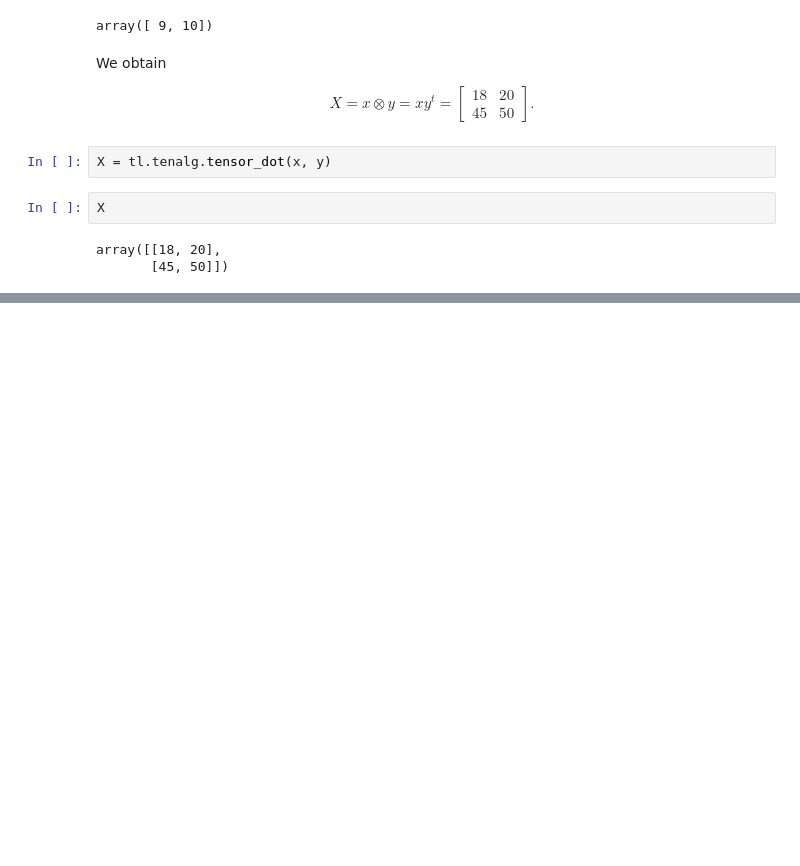
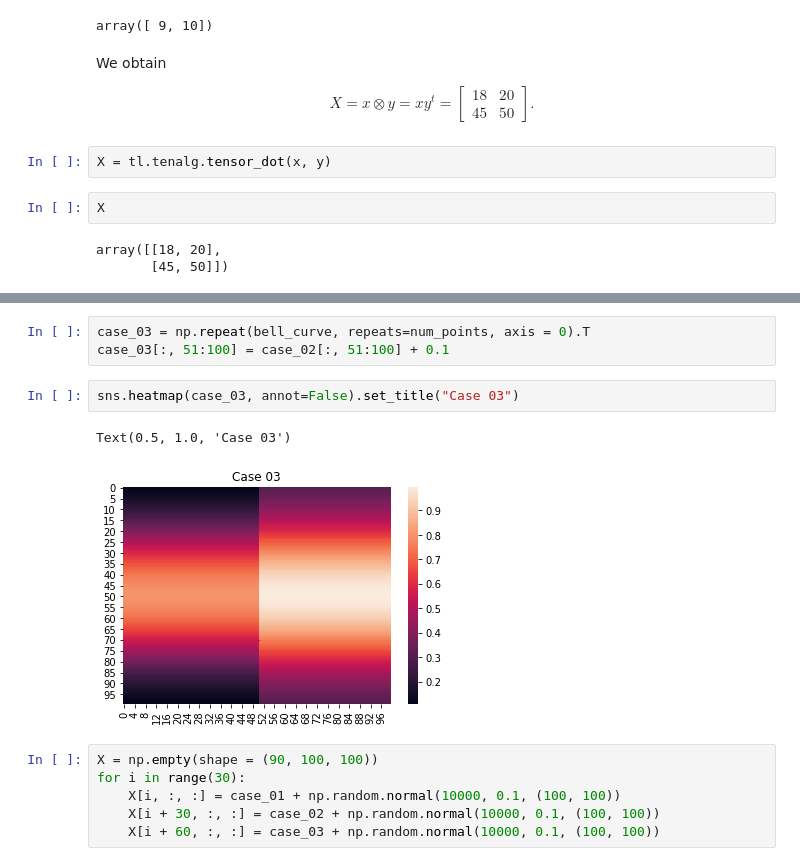
Before and after one commit to mascaretti/tensor-decomposition-tutorial, a Jupyter notebook: tutorial.ipynb, the cells around one changed output, grey strips where cells are left out. Drawn from its saved outputs; the diff is of its cells as text; blank space fills up the shorter version.

```diff
--- a/tutorial.ipynb
+++ b/tutorial.ipynb
@@ -205,0 +253,14 @@ array([[18, 20],
+# %%
+case_03 = np.repeat(bell_curve, repeats=num_points, axis = 0).T
+case_03[:, 51:100] = case_02[:, 51:100] + 0.1
+# %%
+sns.heatmap(case_03, annot=False).set_title("Case 03")
+# %% [output]
+Text(0.5, 1.0, 'Case 03')
+[figure, added]
+# %%
+X = np.empty(shape = (90, 100, 100))
+for i in range(30):
+    X[i, :, :] = case_01 + np.random.normal(10000, 0.1, (100, 100))
+    X[i + 30, :, :] = case_02 + np.random.normal(10000, 0.1, (100, 100))
+    X[i + 60, :, :] = case_03 + np.random.normal(10000, 0.1, (100, 100))
```
Also changed, not shown: parts of 31 cells of this notebook.
